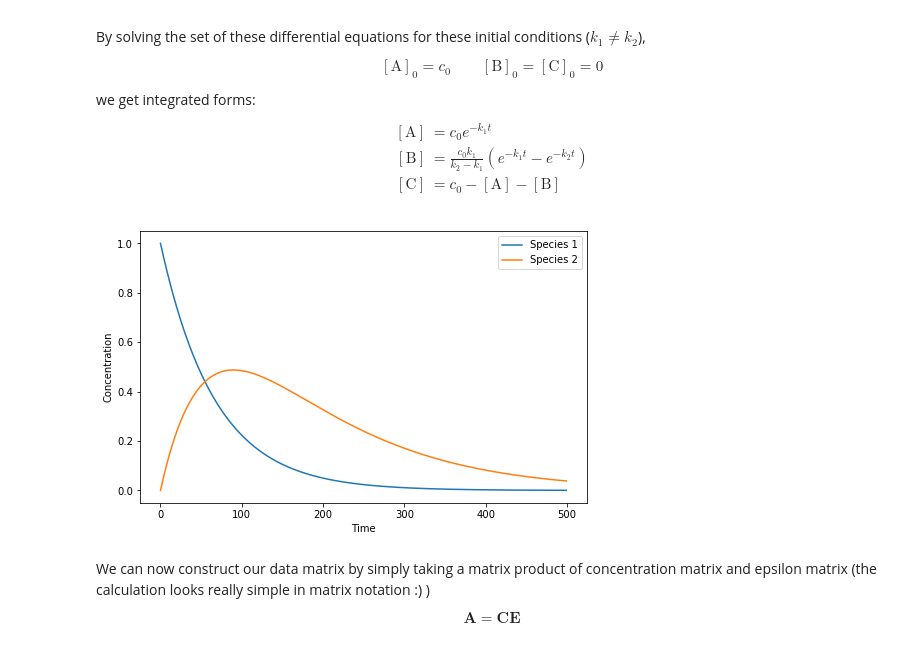
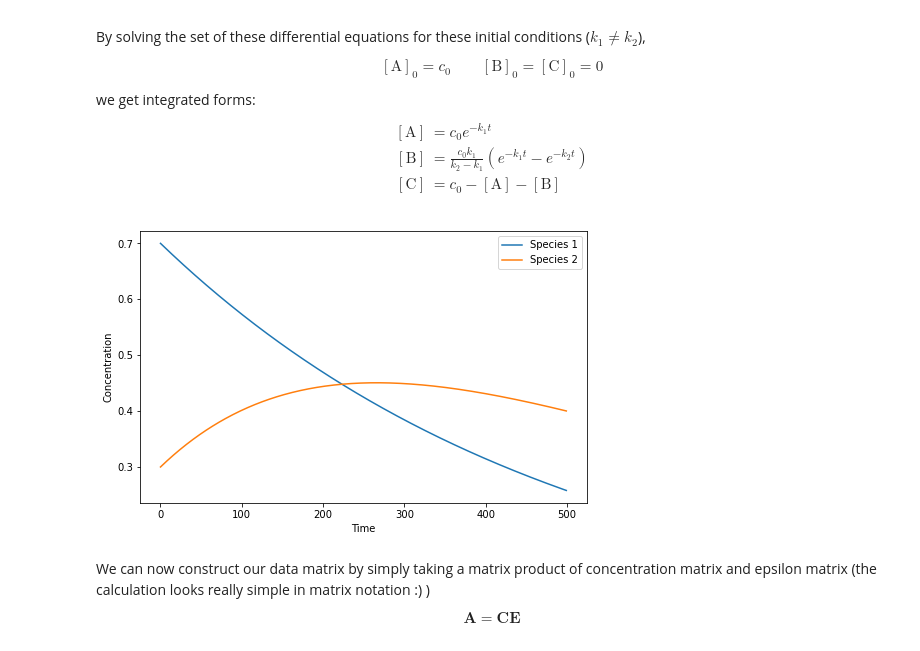
Before and after one commit to dmadea/Jupyter-Tutorials, a Jupyter notebook: MCR-FMIN/Global Analysis.ipynb, the cells around one changed output. Saved outputs shown, nothing was run; the diff lists cells and outputs as text; code cells hidden in the pictures.

```diff
--- a/MCR-FMIN/Global Analysis.ipynb
+++ b/MCR-FMIN/Global Analysis.ipynb
@@ -133,26 +152,26 @@ we get integrated forms:
 [\mathrm C] & = c_0 - [\mathrm A] - [\mathrm B]
 \end{align}
 # %%
-c0, k1, k2 = 1, 0.015, 0.008  # for simplification, we assume that c0 = 1
+c0, k1, k2 = 1, 0.002, 0.003  # for simplification, we assume that c0 = 1
 
 # fill concentration matrix for all 3 species, we use A->B->C kinetic model, where all species are visible
 def calc_C(c0, k1, k2, C):
-    C[:, 0] = c0 * np.exp(-k1 * times)
-    C[:, 1] = c0 * (k1 / (k2 - k1)) * (np.exp(-k1 * times) - np.exp(-k2 * times))
+    C[:, 0] = c0 * np.exp(-k1 * times) * 0.7
+    C[:, 1] = c0 * (k1 / (k2 - k1)) * (np.exp(-k1 * times) - np.exp(-k2 * times)) + np.exp(-k1 * times) * 0.3
 #     C[:, 2] = c0 - C[:, 0] - C[:, 1]
 
 calc_C(c0, k1, k2, C)
 
 # plot computed concentrations
 plt.rcParams['figure.figsize'] = [8, 5]
 for i in range(n):
     plt.plot(times, C[:, i], label='Species {}'.format(i+1))
 plt.xlabel('Time')
 plt.ylabel('Concentration')
 plt.legend()
 plt.show()
 # %% [output]
-[figure, old version]
+[figure, new version]
 # %% [markdown]
 We can now construct our data matrix by simply taking a matrix product of concentration matrix and epsilon matrix (the calculation looks really simple in matrix notation :) )
 
```
Also changed, not shown: parts of 22 cells of this notebook, 1 other file.
